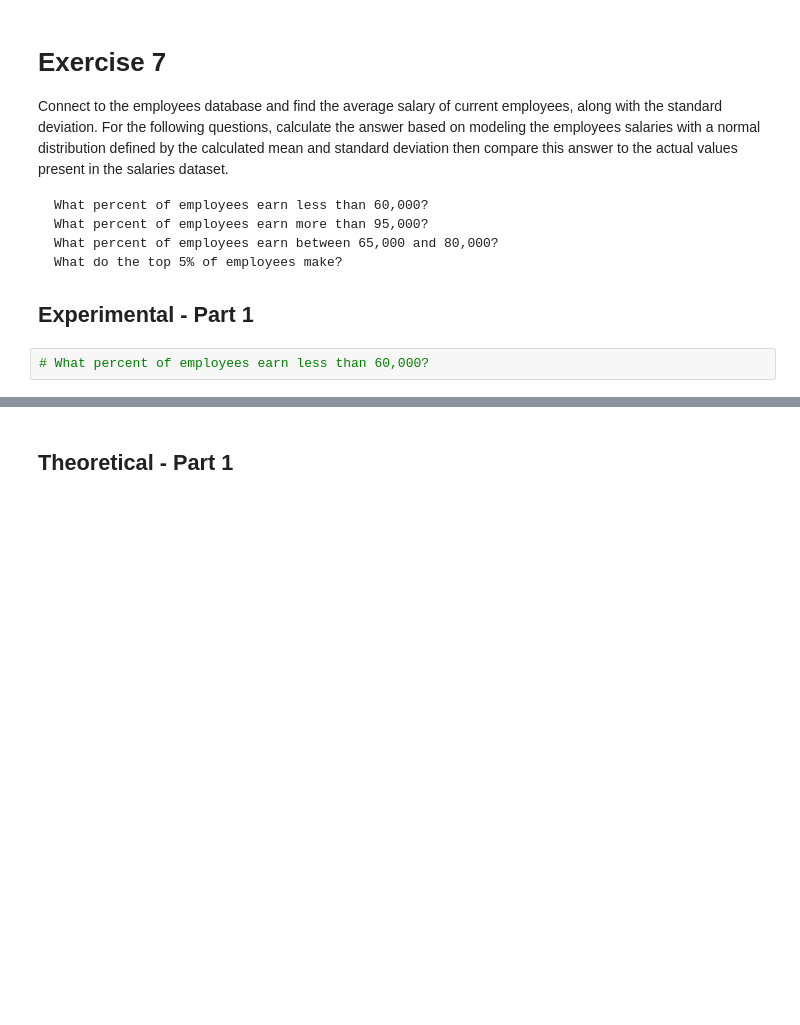
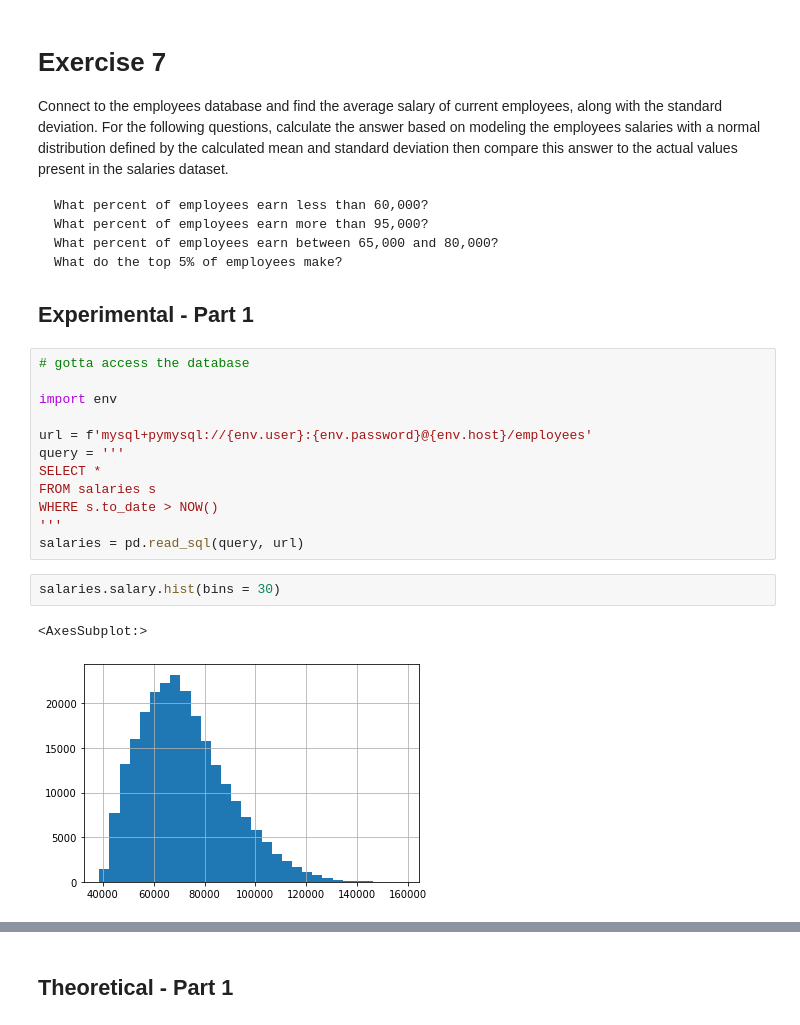
Before and after one commit to BraedenWright/statistics-exercises, a Jupyter notebook: probability_distributions.ipynb, the cells around one changed output, grey strips where cells are left out. Cells and saved outputs as stored; diff of their text form; blank space fills up the shorter version.

```diff
--- a/probability_distributions.ipynb
+++ b/probability_distributions.ipynb
@@ -446,5 +446,20 @@ Connect to the employees database and find the average salary of current employe
     What do the top 5% of employees make?
 
 ## Experimental - Part 1
-# %%
-# What percent of employees earn less than 60,000?
+# %%
+# gotta access the database
+
+import env
+
+url = f'mysql+pymysql://{env.user}:{env.password}@{env.host}/employees'
+query = '''
+SELECT *
+FROM salaries s
+WHERE s.to_date > NOW()
+'''
+salaries = pd.read_sql(query, url)
+# %%
+salaries.salary.hist(bins = 30)
+# %% [output]
+<AxesSubplot:>
+[figure, added]
```
Also changed, not shown: parts of 14 cells of this notebook.
